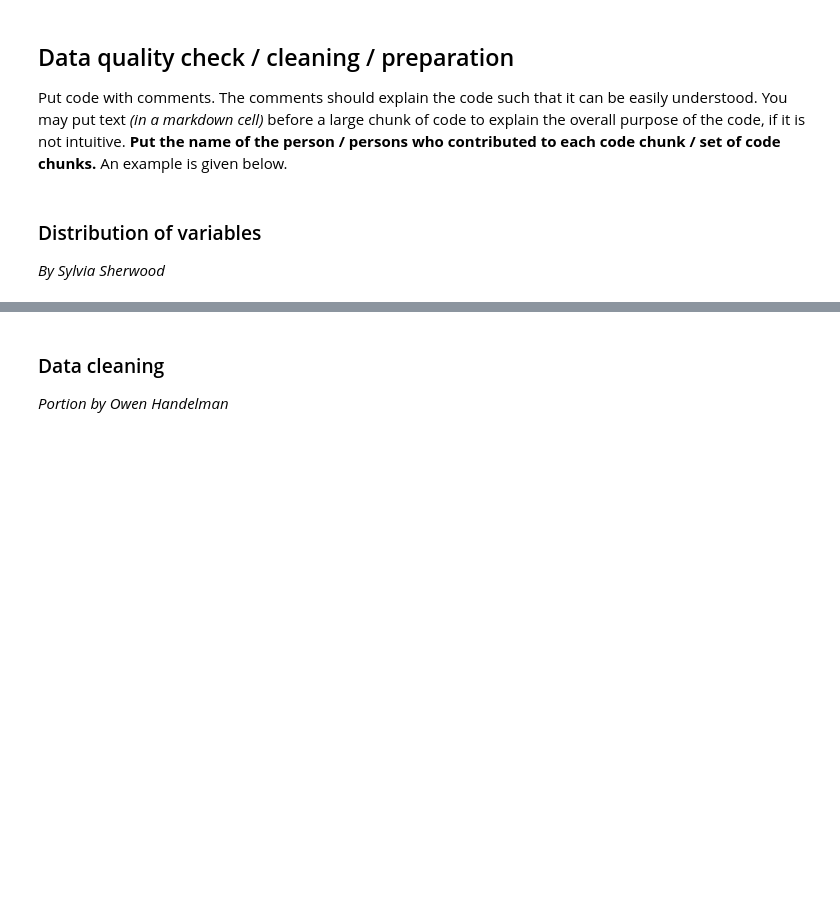
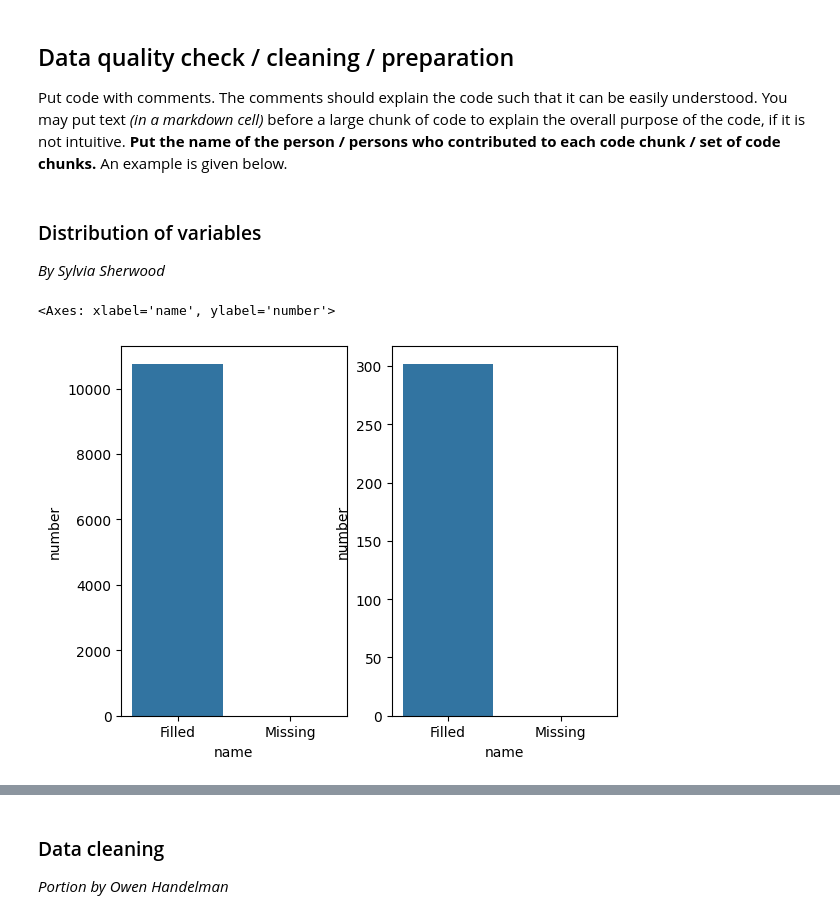
Before and after one commit to goval6/Stats303_Team04_FinalProject, a Jupyter notebook: Project Code Template.ipynb, the cells around one changed output, grey strips where cells are left out. Drawn from its saved outputs; the diff is of its cells as text; code cells hidden in the pictures; blank space fills up the shorter version.

Commit message:
Add files via upload
added distribution visualizations

```diff
--- a/Project Code Template.ipynb
+++ b/Project Code Template.ipynb
@@ -35,4 +35,9 @@ train_data_full = pd.read_csv('CTA_-_System_Information_-_List_of__L__Stops_2024
 ### Distribution of variables
 *By Sylvia Sherwood*
 # %%
-#...Plot for distribution of variables...#
+fig, axs = plt.subplots(1,2)
+sns.barplot(data={'number':[len(bus_data_full['the_geom']) - bus_data_full['the_geom'].isna().sum(), bus_data_full['the_geom'].isna().sum()], 'name':['Filled', 'Missing']}, x='name', y='number', ax = axs[0])
+sns.barplot(data={'number':[len(train_data_full['Location']) - train_data_full['Location'].isna().sum(), train_data_full['Location'].isna().sum()], 'name':['Filled', 'Missing']}, x='name', y='number', ax = axs[1])
+# %% [output]
+<Axes: xlabel='name', ylabel='number'>
+[figure, added]
```
Also changed, not shown: parts of 1 cell of this notebook.
